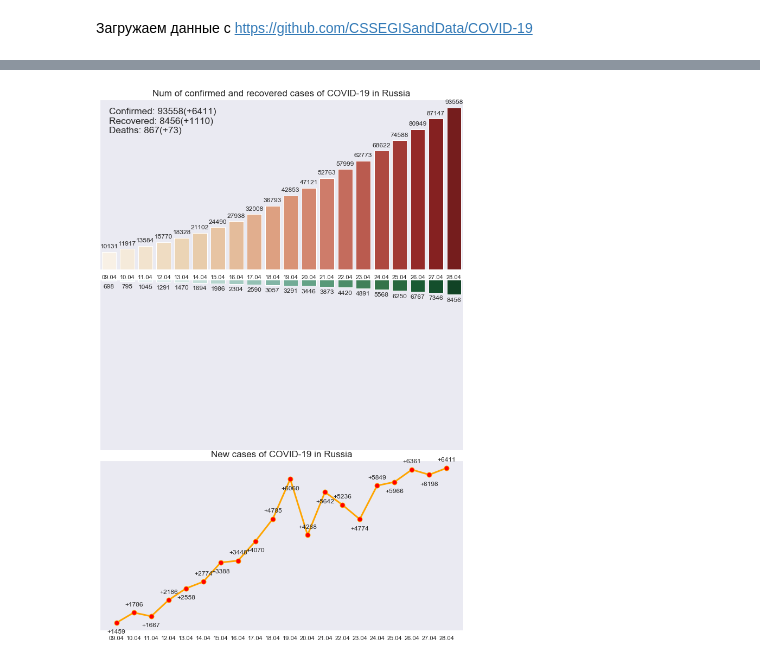
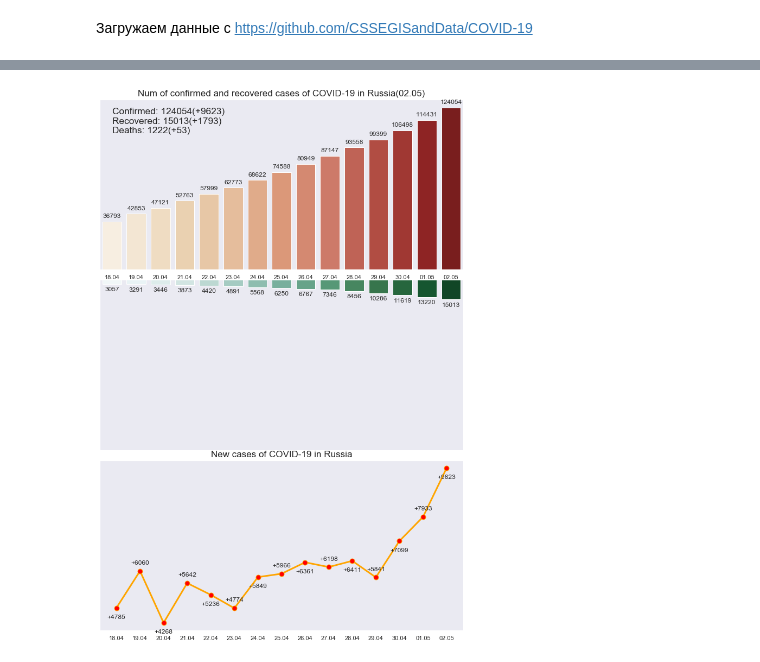
Before and after one commit to 5000factorial/COVID_models, a Jupyter notebook: plots.ipynb, the cells around one changed output, grey strips where cells are left out. Cells and saved outputs as stored; diff of their text form; code cells hidden in the pictures.

```diff
--- a/plots.ipynb
+++ b/plots.ipynb
@@ -70,7 +70,7 @@ def add_value_labels(ax, spacing=5):
                                         # positive and negative values.
 # %%
 region_name = 'Russia'
-n_days = 20
+n_days = 15
 
 if len(recovered[recovered.loc[:,'Province/State'] == region_name]) > 0:
     confirmed_data = confirmed[confirmed.loc[:,'Province/State'] == region_name].iloc[0,-n_days:]
@@ -88,6 +88,7 @@ else:
 confirmed_data.index = [DateFormatter(s) for s in confirmed_data.index]
 new_confirmed_data.index = [DateFormatter(s) for s in new_confirmed_data.index]
 recovered_data.index = [DateFormatter(s) for s in recovered_data.index]
+deaths_data.index = [DateFormatter(s) for s in deaths_data.index]
 # %%
 sns.set(style = 'dark', rc={'figure.figsize':(12,18)})
 #sns.set_style("white")
@@ -100,6 +101,7 @@ x = list(range(len(confirmed_data.index)))
 xs = confirmed_data.index
 y = confirmed_data.values
 sns.barplot(x, y, palette="OrRd", ax = ax[0], saturation = 0.6)
+
 ax[0].set_xticklabels(xs)
 
 #отключить подписи по y
@@ -110,7 +112,7 @@ ax[0].yaxis.set_major_formatter(formatter)
 add_value_labels(ax[0])
 
 
-ax[0].set_title('Num of confirmed and recovered cases of COVID-19 in ' + region_name,fontdict ={'fontsize':17})
+ax[0].set_title('Num of confirmed and recovered cases of COVID-19 in ' + region_name +'(' + xs[-1] + ')',fontdict ={'fontsize':17})
 txt = 'Confirmed: {}(+{})\n Recovered: {}(+{})\n Deaths: {}(+{})'.format(confirmed_data[-1],confirmed_data[-1]-confirmed_data[-2],recovered_data[-1],recovered_data[-1]-recovered_data[-2],deaths_data[-1],deaths_data[-1]-deaths_data[-2])
 ax[0].text(0,max(y),txt,va='top',wrap=True,fontsize = 'x-large')
 
@@ -134,31 +136,31 @@ ax[1].xaxis.set_major_formatter(formatter)
 add_value_labels(ax[1])
 
 #масштаб по y как у первого
 ax[1].set_ylim((-ax[0].get_ylim()[1],0))
 
 
 
 #3 график
 xs = new_confirmed_data.index
 x = [str(i) for i in range(len(new_confirmed_data.index))]
 y = new_confirmed_data.values
 ax[2].set_xticklabels(xs)
 #sns.lineplot(x, y, color  = 'mediumseagreen', marker = 'o', ax=ax)
 ax[2].plot(x,y,color='orange', lw = 3,marker='o', markerfacecolor='red',markersize=9,)
 
 #отключить подписи по y
 formatter = matplotlib.ticker.NullFormatter()
 ax[2].yaxis.set_major_formatter (formatter)
 #ax[2].xaxis.set_major_formatter (formatter)
 for i in range(len(x)):
     space = -20 if i%2 == 0 else 12
     lbl = '+'+str(y[i]) if y[i]>0 else str(y[i])
     ax[2].annotate(lbl, xy = (x[i],y[i]), xytext=(0, space), textcoords="offset points", ha='center',)
 
 ax[2].set_title('New cases of COVID-19 in ' + region_name,fontdict ={'fontsize':17})
 
 
 plt.show()
 #plt.scatter(x=dt.index, y=dt.values[0])
 # %% [output]
-[figure, old version]
+[figure, new version]
```
Also changed, not shown: parts of 3 cells of this notebook.
